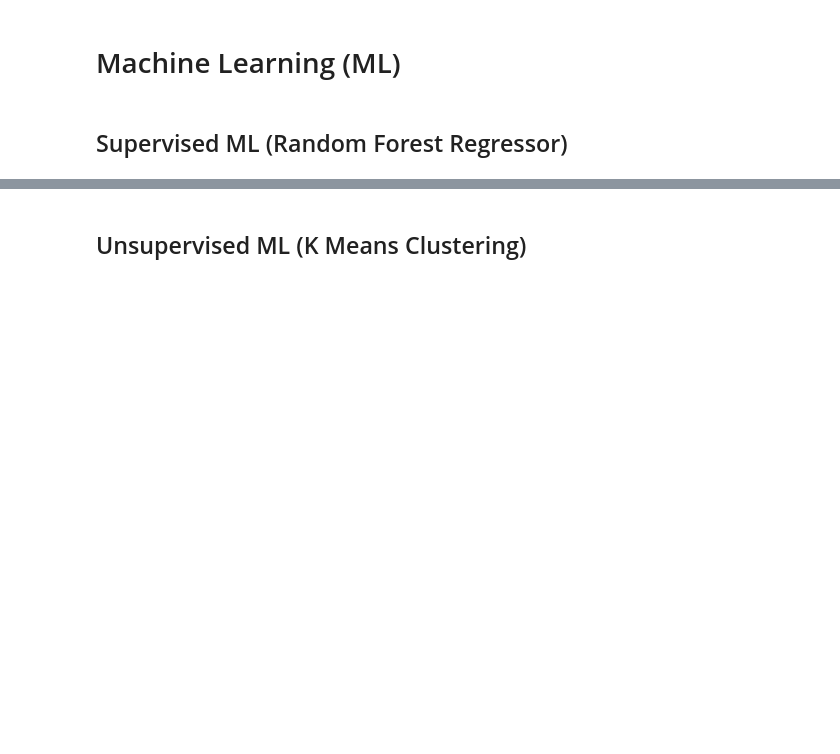
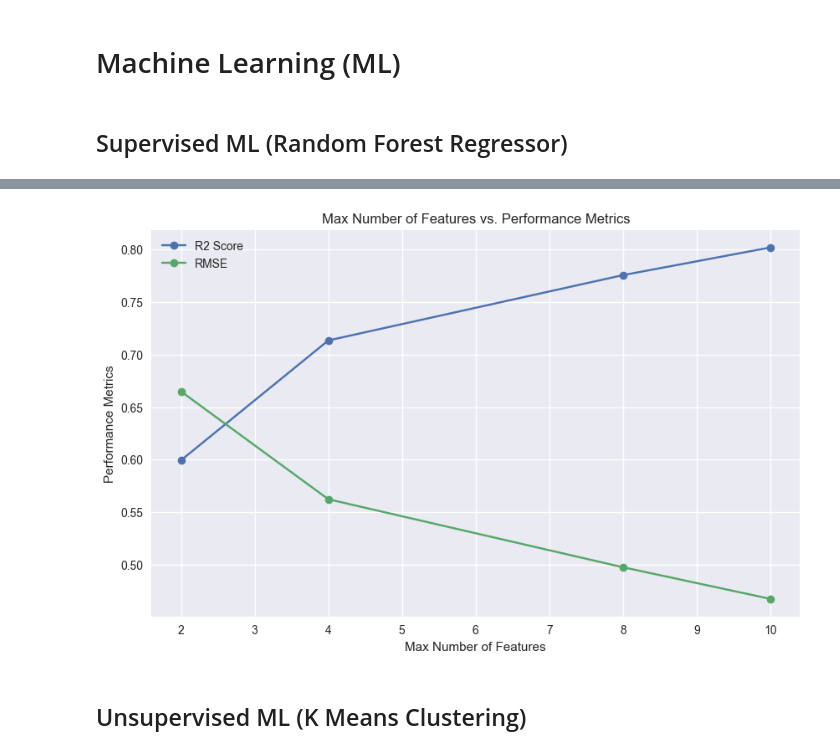
Before and after one commit to efyrb4/dsda-zdat2003-assessment-2-efyrb4, a Jupyter notebook: src/ML_experiments.ipynb, the cells around one changed output, grey strips where cells are left out. Cells and saved outputs as stored; diff of their text form; code cells hidden in the pictures; blank space fills up the shorter version.

```diff
--- a/src/ML_experiments.ipynb
+++ b/src/ML_experiments.ipynb
@@ -484,2 +480,14 @@ plt.show()
+# %%
+# Plotting the change in max number of features against the performance metrics
+plt.figure(figsize=(10, 6))
+plt.plot(max_features, r2_scores, marker='o', label='R2 Score')
+plt.plot(max_features, rmse_scores, marker='o', label='RMSE')
+plt.xlabel('Max Number of Features')
+plt.ylabel('Performance Metrics')
+plt.title('Max Number of Features vs. Performance Metrics')
+plt.legend()
+plt.show()
+# %% [output]
+[figure, added]
 # %% [markdown]
 ## Unsupervised ML (K Means Clustering)
```
Also changed, not shown: parts of 11 cells of this notebook.
